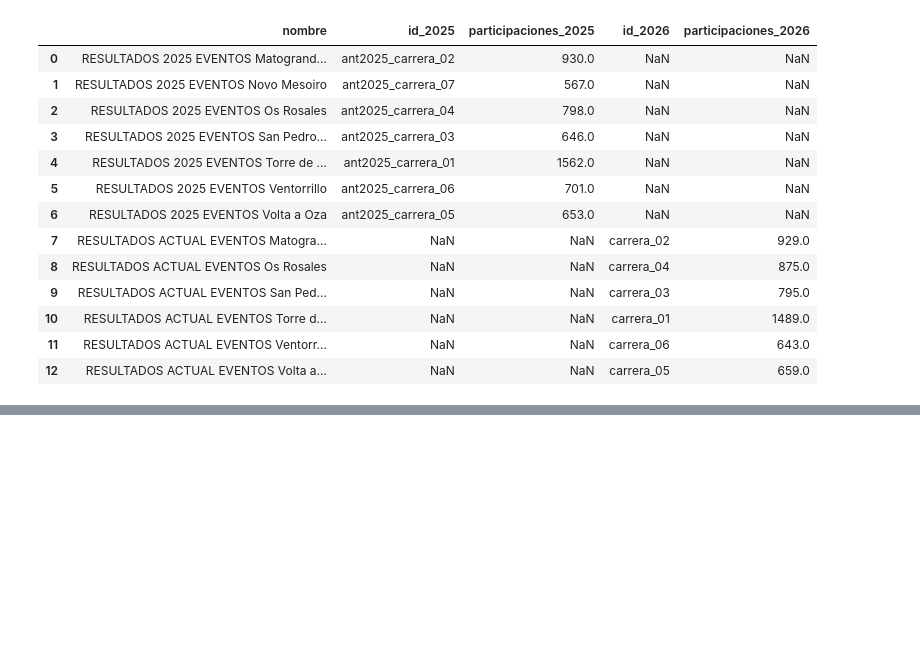
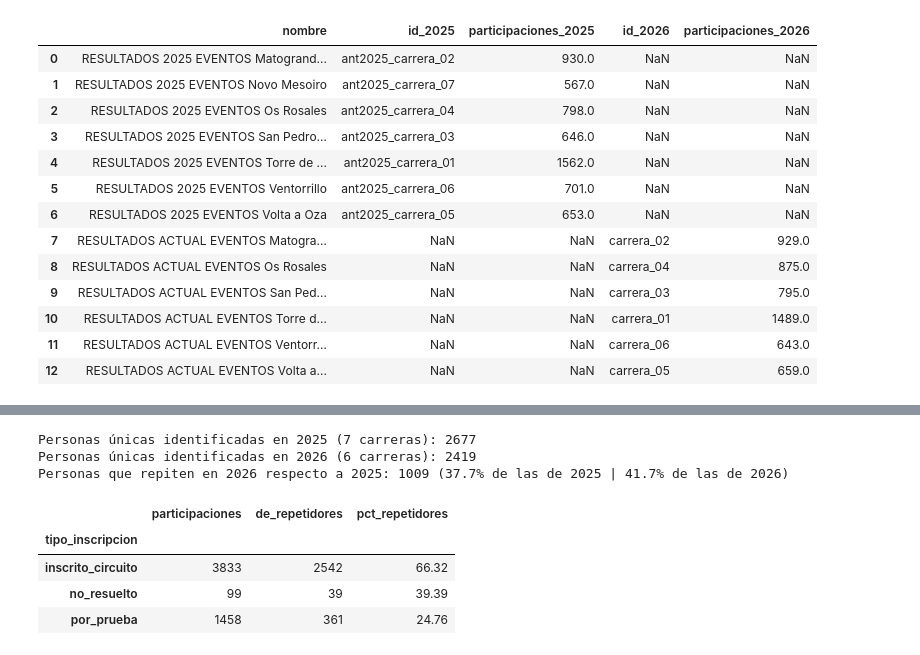
Before and after one commit to davidfernandowirtz/p2-coruna-corre, a Jupyter notebook: notebooks/07_opcional_edicion_anterior.ipynb, the cells around one changed output, grey strips where cells are left out. Cells and saved outputs as stored; diff of their text form; code cells hidden in the pictures; blank space fills up the shorter version.

```diff
--- a/notebooks/07_opcional_edicion_anterior.ipynb
+++ b/notebooks/07_opcional_edicion_anterior.ipynb
@@ -248,0 +394,72 @@ OK: reproduce los recuentos de la edición actual [1489, 929, 795, 875, 659, 643
+# %%
+archivo_env = RAIZ / ".env"
+assert archivo_env.is_file(), "Falta el archivo .env en la raíz del repositorio."
+
+variables = dict(
+    linea.split("=", 1)
+    for linea in archivo_env.read_text(encoding="utf-8").splitlines()
+    if "=" in linea and not linea.lstrip().startswith("#")
+)
+clave_hmac = variables.get("CORUNA_HMAC_KEY", "").strip().encode("utf-8")
+assert clave_hmac, "Falta CORUNA_HMAC_KEY en .env."
+
+def normalizar_nombre(columna: pd.Series) -> pd.Series:
+    return (
+        columna.fillna("")
+        .str.normalize("NFKD")
+        .str.replace(r"[\u0300-\u036f]", "", regex=True)
+        .str.upper()
+        .str.replace(r"\s+", " ", regex=True)
+        .str.strip()
+    )
+
+def hmac_nombre(nombre_norm: str) -> str:
+    return hmac.new(
+        clave_hmac,
+        f"nombre:{nombre_norm}".encode("utf-8"),
+        hashlib.sha256,
+    ).hexdigest()[:12]
+
+# Cargamos resultados limpios locales de ambos años (ambos tienen nombre_completo en local)
+loc_2025 = pd.read_csv(INTERIM_2025 / "resultados_limpios_local_2025.csv", dtype=str, keep_default_na=False)
+loc_2026 = pd.read_csv(RAIZ / "datos" / "interim" / "resultados_limpios_local.csv", dtype=str, keep_default_na=False)
+
+for df_loc in (loc_2025, loc_2026):
+    norm = normalizar_nombre(df_loc["nombre_completo"])
+    df_loc["hmac_nombre"] = norm.map(hmac_nombre)
+    # Descartamos nombres vacíos o duplicados dentro de la misma carrera (posibles homónimos)
+    dup_carrera = df_loc.duplicated(["id_carrera", "hmac_nombre"], keep=False)
+    df_loc["hmac_valido"] = norm.ne("") & ~dup_carrera
+
+personas_2025 = set(loc_2025.loc[loc_2025["hmac_valido"], "hmac_nombre"])
+personas_2026 = set(loc_2026.loc[loc_2026["hmac_valido"], "hmac_nombre"])
+repetidores = personas_2025 & personas_2026
+
+print(f"Personas únicas identificadas en 2025 (7 carreras): {len(personas_2025)}")
+print(f"Personas únicas identificadas en 2026 (6 carreras): {len(personas_2026)}")
+print(f"Personas que repiten en 2026 respecto a 2025: {len(repetidores)} "
+      f"({len(repetidores) / len(personas_2025) * 100:.1f}% de las de 2025 | "
+      f"{len(repetidores) / len(personas_2026) * 100:.1f}% de las de 2026)")
+
+# Tasa de repetición según tipo de inscripción en 2026
+loc_2026_cruce = loc_2026.merge(
+    participacions_2026[["id_carrera", "puesto_general", "tipo_inscripcion"]].assign(
+        puesto_general=lambda d: d["puesto_general"].astype("Int64").astype(str)
+    ),
+    on=["id_carrera", "puesto_general"],
+    how="left",
+)
+loc_2026_cruce["repitio_2025"] = loc_2026_cruce["hmac_nombre"].isin(repetidores)
+display(
+    loc_2026_cruce.groupby("tipo_inscripcion")["repitio_2025"]
+    .agg(participaciones="count", de_repetidores="sum", pct_repetidores=lambda s: round(s.mean() * 100, 2))
+)
+# %% [output]
+Personas únicas identificadas en 2025 (7 carreras): 2677
+Personas únicas identificadas en 2026 (6 carreras): 2419
+Personas que repiten en 2026 respecto a 2025: 1009 (37.7% de las de 2025 | 41.7% de las de 2026)
+|  | participaciones | de_repetidores | pct_repetidores |
+| tipo_inscripcion |  |  |  |
+| inscrito_circuito | 3833 | 2542 | 66.32 |
+| no_resuelto | 99 | 39 | 39.39 |
+| por_prueba | 1458 | 361 | 24.76 |
```
Also changed, not shown: parts of 4 cells of this notebook, 12 other files.
